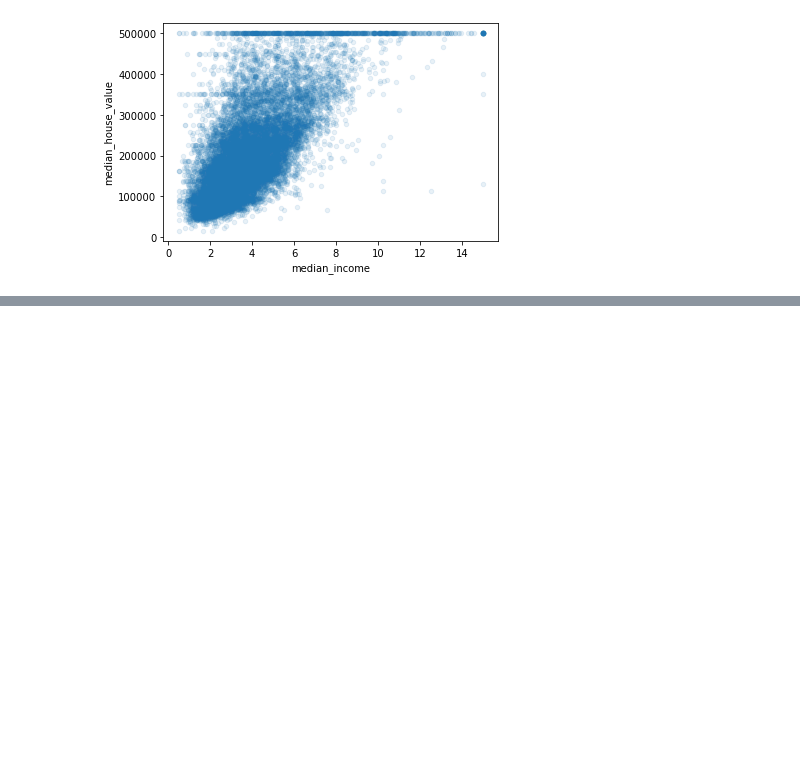
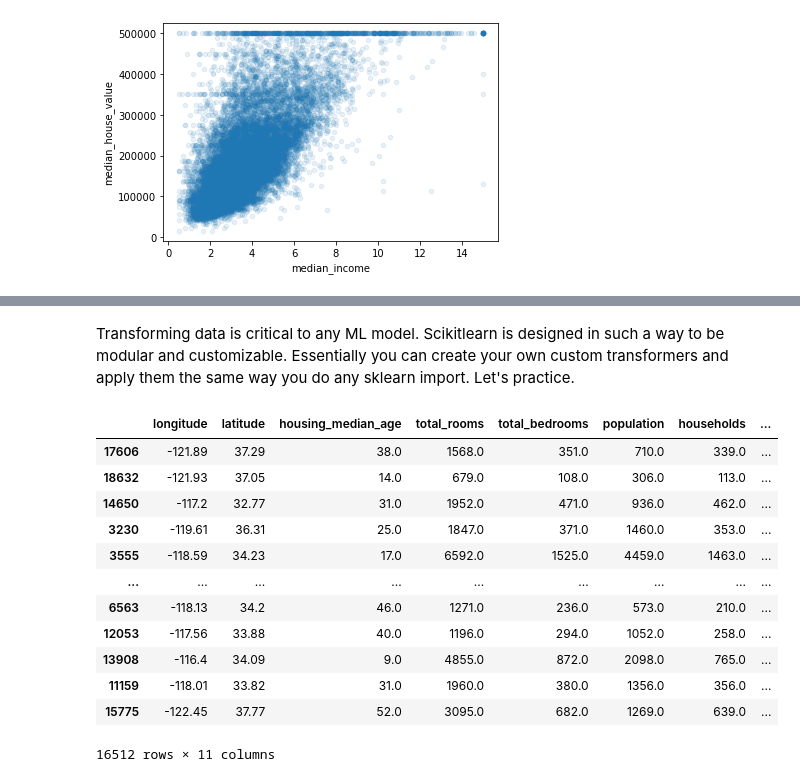
Before and after one commit to HyerQuality/O-Reilly-Hands-On-Machine-Learning, a Jupyter notebook: O'Reilly/Chapter 2/Housing - Regression.ipynb, the cells around one changed output, grey strips where cells are left out. Drawn from its saved outputs; the diff is of its cells as text; code cells hidden in the pictures; blank space fills up the shorter version.

```diff
--- a/O'Reilly/Chapter 2/Housing - Regression.ipynb
+++ b/O'Reilly/Chapter 2/Housing - Regression.ipynb
@@ -217,0 +241,4 @@ housing.plot(kind='scatter', x='median_income', y='median_house_value', alpha=0.
+# %%
+' Practice some data cleaning techniques.  Start with a fresh copy of the dataset'
+housing = strat_train_set.drop('median_house_value', axis=1)
+housing_labels = strat_train_set.median_house_value.copy()
@@ -217,0 +247,8 @@ housing.plot(kind='scatter', x='median_income', y='median_house_value', alpha=0.
+# %%
+from sklearn.impute import SimpleImputer
+imputer = SimpleImputer(strategy='median')
+
+' Imputers only work on numeric data, so remove categorical data'
+numeric_housing = housing.drop('ocean_proximity', axis=1)
+imputer.fit(numeric_housing)
+imputer.statistics_
@@ -217,0 +258,6 @@ housing.plot(kind='scatter', x='median_income', y='median_house_value', alpha=0.
+# %%
+' Simply apply the transform to the numeric data and reconstruct the DataFrame'
+X = imputer.transform(numeric_housing)
+housing_tr = pd.DataFrame(X, columns=numeric_housing.columns, index=numeric_housing.index)
+housing_tr.info()
+# No more missing values. They've been replaced with the feature median
@@ -217,0 +334,50 @@ housing.plot(kind='scatter', x='median_income', y='median_house_value', alpha=0.
+# %% [markdown]
+Transforming data is critical to any ML model.  Scikitlearn is designed in such a way to be modular and customizable.  Essentially you can create your own custom transformers and apply them the same way you do any sklearn import.  Let's practice.
+# %%
+' Create a custom transformer using the sklearn architecture'
+from sklearn.base import BaseEstimator, TransformerMixin
+# TransformerMixin get passed into the class parameters to allow for the fit_transform() method
+
+rooms_ix, bedrooms_ix, population_ix, households_ix = 3, 4, 5, 6
+
+class CombinedAttributesAdder(BaseEstimator, TransformerMixin):
+    def __init__(self, add_bedrooms_per_room = True):
+        self.add_bedrooms_per_room = add_bedrooms_per_room
+
+    def fit(self, X, y=None):
+        return self
+
+    def transform(self, X):
+        rooms_per_household = X[:, rooms_ix] / X[:, households_ix]
+        population_per_household = X[:, population_ix] / X[:, households_ix]
+
+        if self.add_bedrooms_per_room:
+            bedrooms_per_room = X[:, bedrooms_ix] / X[:, rooms_ix]
+            return np.c_[X, rooms_per_household, population_per_household, bedrooms_per_room]
+
+        else:
+            return np.c_[X, rooms_per_household, population_per_household]
+
+attr_adder = CombinedAttributesAdder(add_bedrooms_per_room = False)
+housing_extra_attribs = attr_adder.transform(housing.values)
+
+# If add_bedrooms_per_room is true you need to include that as a new column header. In practice these columns should be automated more effeciently
+new_columns = ['longitude', 'latitude', 'housing_median_age', 'total_rooms',
+       'total_bedrooms', 'population', 'households', 'median_income',
+       'ocean_proximity', 'rooms_per_household', 'population_per_household']
+df = pd.DataFrame(data=housing_extra_attribs, columns=new_columns, index=housing.index)
+df
+# %% [output]
+|  | longitude | latitude | housing_median_age | total_rooms | total_bedrooms | population | households | ... |
+| 17606 | -121.89 | 37.29 | 38.0 | 1568.0 | 351.0 | 710.0 | 339.0 | ... |
+| 18632 | -121.93 | 37.05 | 14.0 | 679.0 | 108.0 | 306.0 | 113.0 | ... |
+| 14650 | -117.2 | 32.77 | 31.0 | 1952.0 | 471.0 | 936.0 | 462.0 | ... |
+| 3230 | -119.61 | 36.31 | 25.0 | 1847.0 | 371.0 | 1460.0 | 353.0 | ... |
+| 3555 | -118.59 | 34.23 | 17.0 | 6592.0 | 1525.0 | 4459.0 | 1463.0 | ... |
+| ... | ... | ... | ... | ... | ... | ... | ... | ... |
+| 6563 | -118.13 | 34.2 | 46.0 | 1271.0 | 236.0 | 573.0 | 210.0 | ... |
+| 12053 | -117.56 | 33.88 | 40.0 | 1196.0 | 294.0 | 1052.0 | 258.0 | ... |
+| 13908 | -116.4 | 34.09 | 9.0 | 4855.0 | 872.0 | 2098.0 | 765.0 | ... |
+| 11159 | -118.01 | 33.82 | 31.0 | 1960.0 | 380.0 | 1356.0 | 356.0 | ... |
+| 15775 | -122.45 | 37.77 | 52.0 | 3095.0 | 682.0 | 1269.0 | 639.0 | ... |
+16512 rows × 11 columns
```
Also changed, not shown: parts of 15 cells of this notebook, 2 other files.
